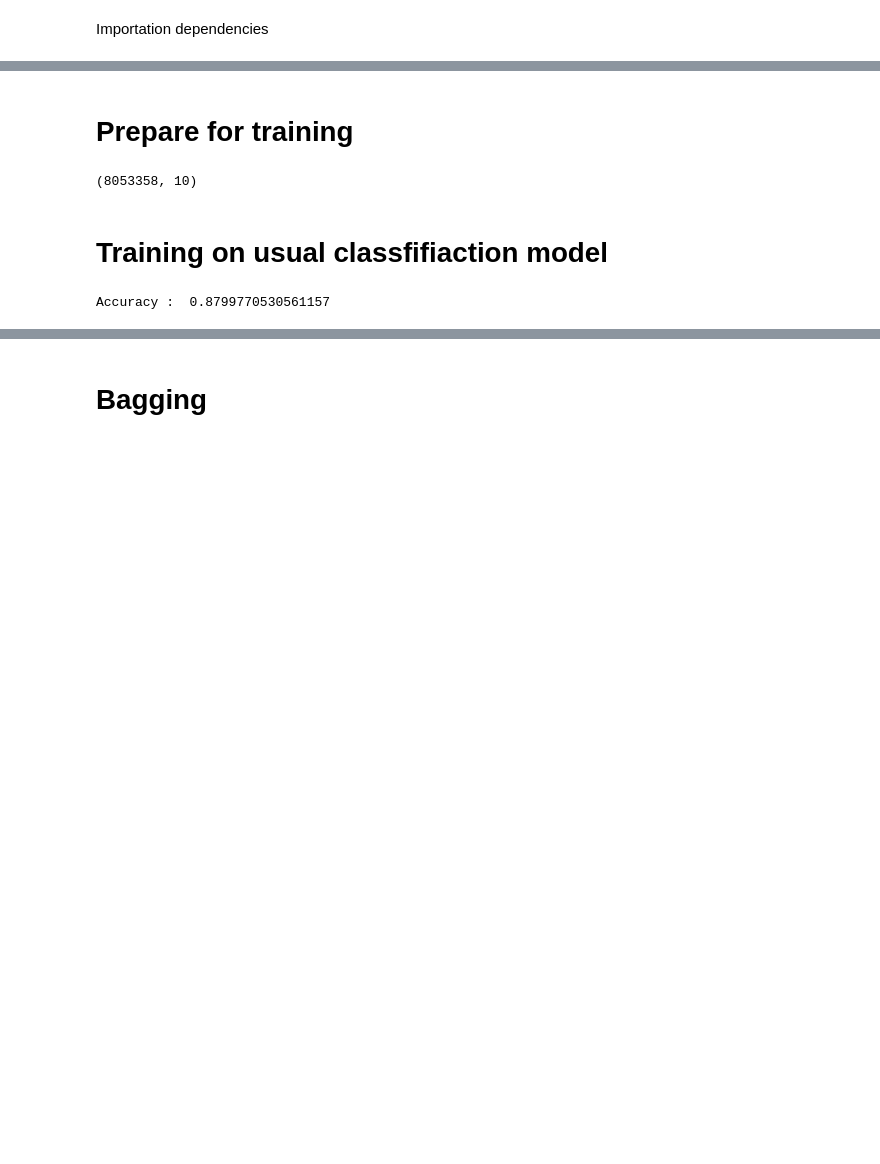
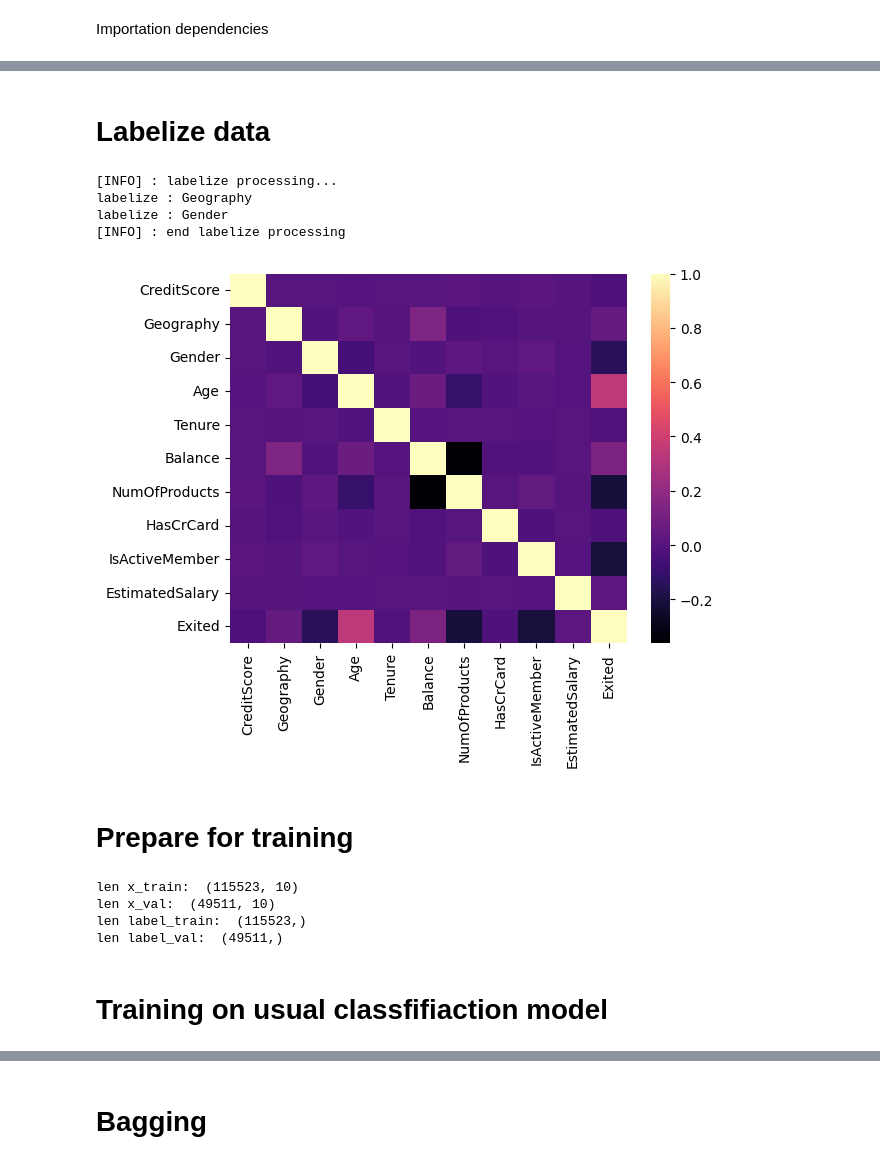
Before and after one commit to Avicenne-ctrl/KAGGLE-PROJECT, a Jupyter notebook: classification-projects/Bank-credit/notebook-credit-classif.ipynb, the cells around one changed output, grey strips where cells are left out. Saved outputs shown, nothing was run; the diff lists cells and outputs as text; code cells hidden in the pictures; blank space fills up the shorter version.

```diff
--- a/classification-projects/Bank-credit/notebook-credit-classif.ipynb
+++ b/classification-projects/Bank-credit/notebook-credit-classif.ipynb
@@ -70,34 +108,40 @@ encode : Vehicle_Damage
+# %% [markdown]
+# Labelize data
+# %%
+train_transform = train.copy()
+test_transform = test.copy()
+
+
+train_transform = train_transform.drop(["CustomerId", "Surname", "id"], axis=1)
+test_transform  = test_transform.drop(["CustomerId", "Surname"], axis=1)
+
+Id_test = test_transform.pop("id")
+
+train_encode, test_encode = utilities.labelize_data(train_transform, test_transform)
+train_encode.head(5)
+
+y_train = train_encode.pop("Exited")
+# %% [output]
+[INFO] : labelize processing...
+labelize : Geography
+labelize : Gender
+[INFO] : end labelize processing
+[figure, added]
 # %% [markdown]
 # Prepare for training
-# %%
-id_test = test.id
-
-y_train = train.Response
-prepro_train = train.drop(["id", "Response"], axis= 1)
-prepro_test = test.drop(["id"], axis= 1)
-
-x_train, x_val, y_train, y_val = train_test_split(prepro_train,
-                                                  y_train,
-                                                  test_size = 0.3, random_state = 42)
-print(x_train.shape)
-# %% [output]
-(8053358, 10)
+# %%
+x_train, x_val, y_train, y_val = train_test_split(train_encode,
+                                                  y_train,
+                                                  test_size = 0.3, random_state = 42)
+
+print("len x_train: ",x_train.shape)
+print("len x_val: ", x_val.shape)
+print("len label_train: ",y_train.shape)
+print("len label_val: ", y_val.shape)
+# %% [output]
+len x_train:  (115523, 10)
+len x_val:  (49511, 10)
+len label_train:  (115523,)
+len label_val:  (49511,)
 # %% [markdown]
 # Training on usual classfifiaction model
-# %%
-XGB = XGBClassifier()
-cross_val = False
-
-XGB.fit(x_train, y_train)
-
-predictions_xgb = XGB.predict(x_val)
-
-print("Accuracy : ",  accuracy_score(y_val, predictions_xgb))
-
-if cross_val:
-    # Utiliser la validation croisée pour évaluer la performance du modèle
-    scores = cross_val_score(XGB, x_train, y_train, cv=5, scoring='accuracy')
-    print("Cross-validation accuracy scores: ", scores)
-    print("Mean cross-validation accuracy: ", scores.mean())
-# %% [output]
-Accuracy :  0.8799770530561157
```
Also changed, not shown: parts of 20 cells of this notebook, 24 other files.
